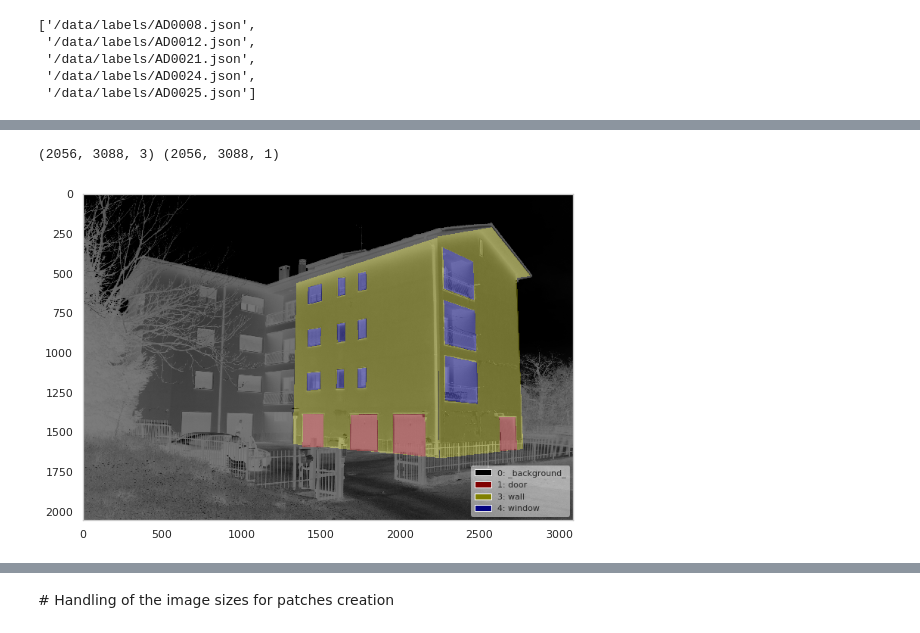
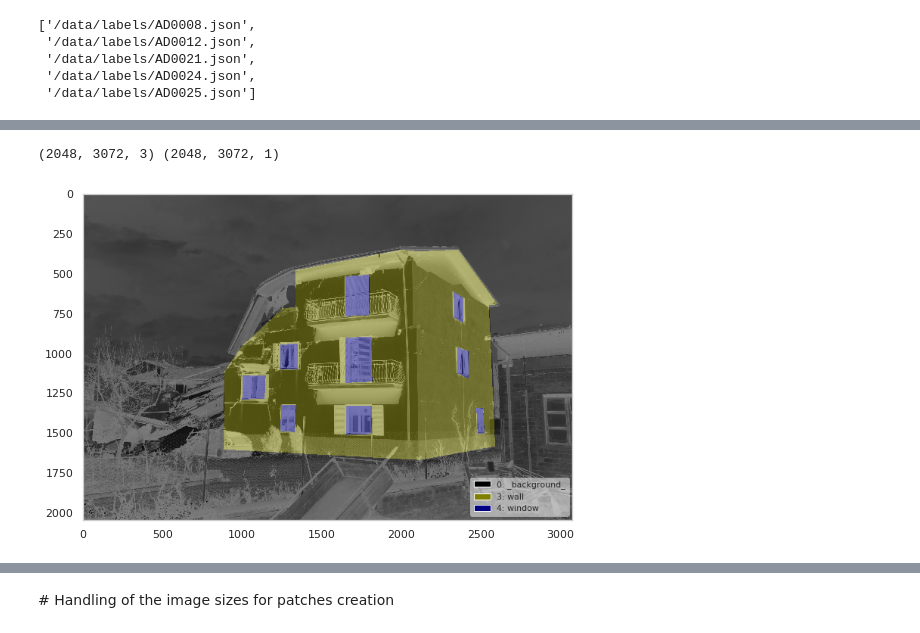
Before and after one commit to gregunz/FacadeParsing, a Jupyter notebook: nb00_data_storage.ipynb, the cells around one changed output, grey strips where cells are left out. Cells and saved outputs as stored; diff of their text form; code cells hidden in the pictures.

```diff
--- a/nb00_data_storage.ipynb
+++ b/nb00_data_storage.ipynb
@@ -51,5 +51,5 @@ img_paths[:5]
 # %%
-show_labeled_img(*path_to_tuple(img_paths[416], label_name_to_value), label_name_to_value)
+show_labeled_img(*path_to_tuple(img_paths[0], label_name_to_value), label_name_to_value)
 # %% [output]
-(2056, 3088, 3) (2056, 3088, 1)
+(2048, 3072, 3) (2048, 3072, 1)
-[figure, old version]
+[figure, new version]
```
Also changed, not shown: parts of 2 cells of this notebook, 9 other files.
